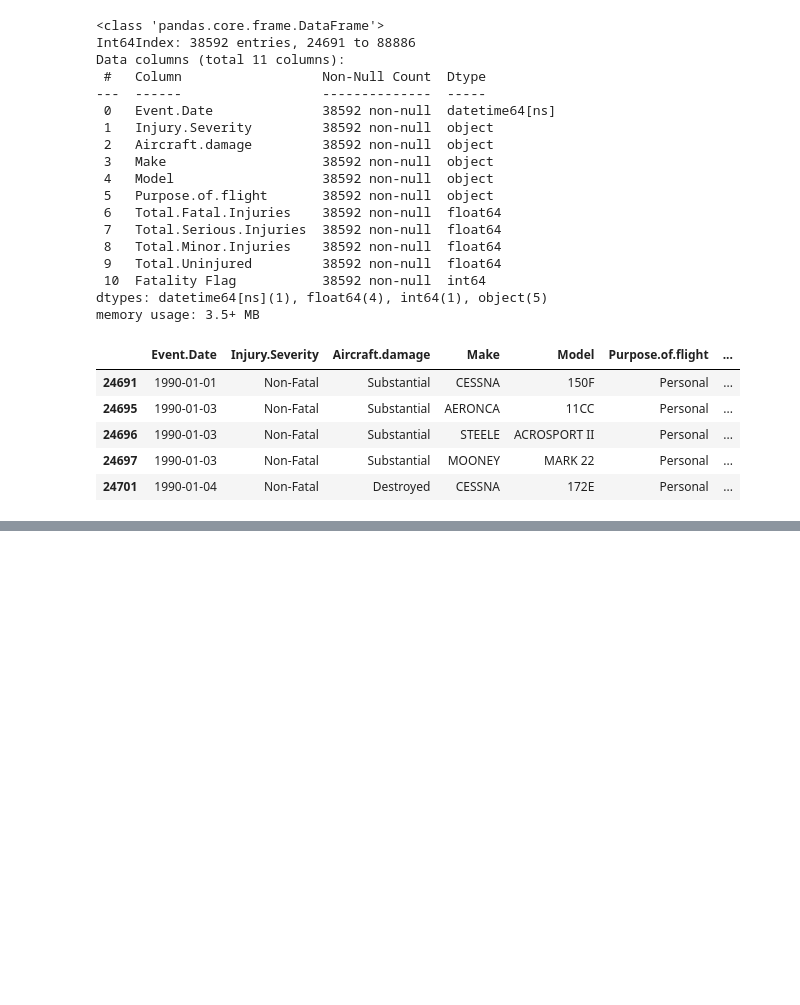
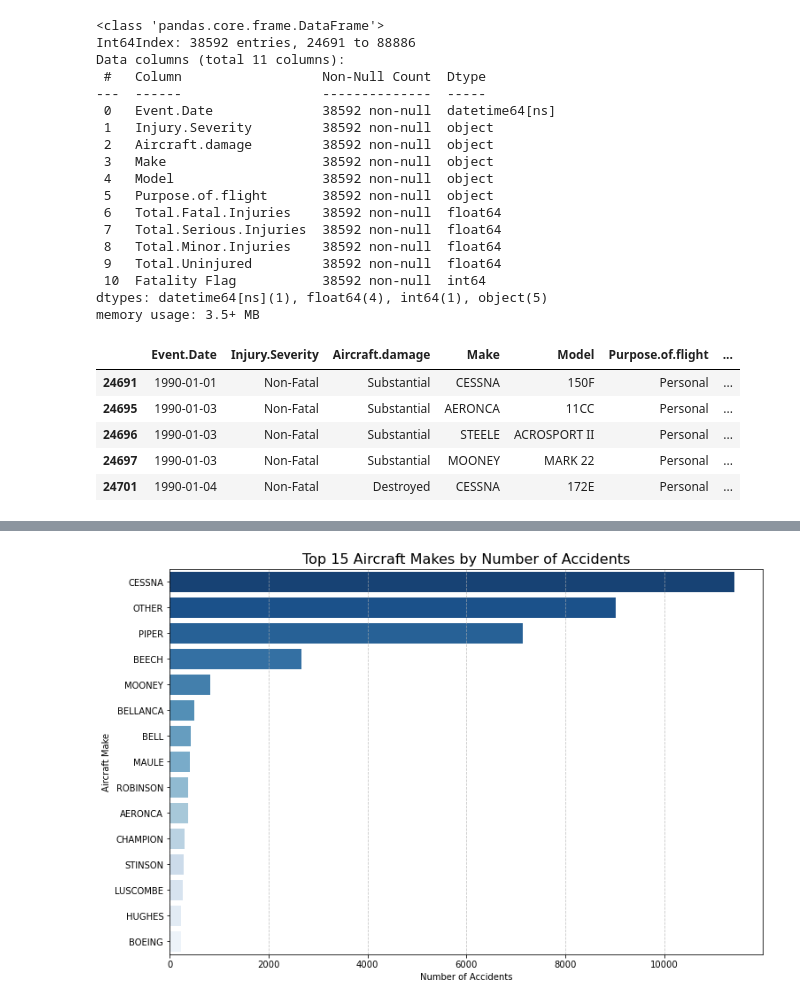
Before and after one commit to edgarmuturi/Phase-1-Project, a Jupyter notebook: aviationaccidentdata.ipynb, the cells around one changed output, grey strips where cells are left out. Cells and saved outputs as stored; diff of their text form; code cells hidden in the pictures; blank space fills up the shorter version.

```diff
--- a/aviationaccidentdata.ipynb
+++ b/aviationaccidentdata.ipynb
@@ -163,0 +236,22 @@ df.head()
+# %%
+import seaborn as sns
+import matplotlib.pyplot as plt
+
+# Prepare data
+accidents_by_make = df['Make'].value_counts().reset_index()
+accidents_by_make.columns = ['Make', 'Accident_Count']
+
+# Plot with Seaborn
+plt.figure(figsize=(12,8))
+sns.barplot(
+    y='Make', x='Accident_Count',
+    data=accidents_by_make.head(15),
+    palette='Blues_r'
+)
+plt.title('Top 15 Aircraft Makes by Number of Accidents', fontsize=16)
+plt.xlabel('Number of Accidents')
+plt.ylabel('Aircraft Make')
+plt.grid(axis='x', linestyle='--', alpha=0.7)
+plt.show()
+# %% [output]
+[figure, added]
```
Also changed, not shown: parts of 9 cells of this notebook.
